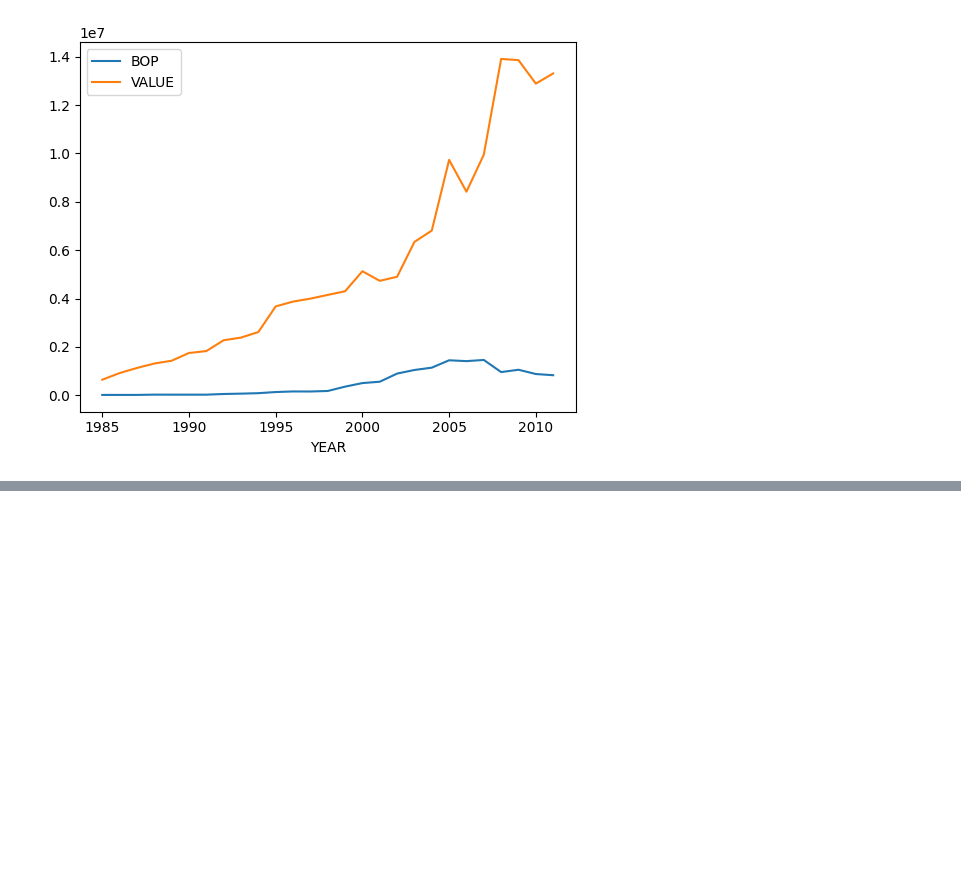
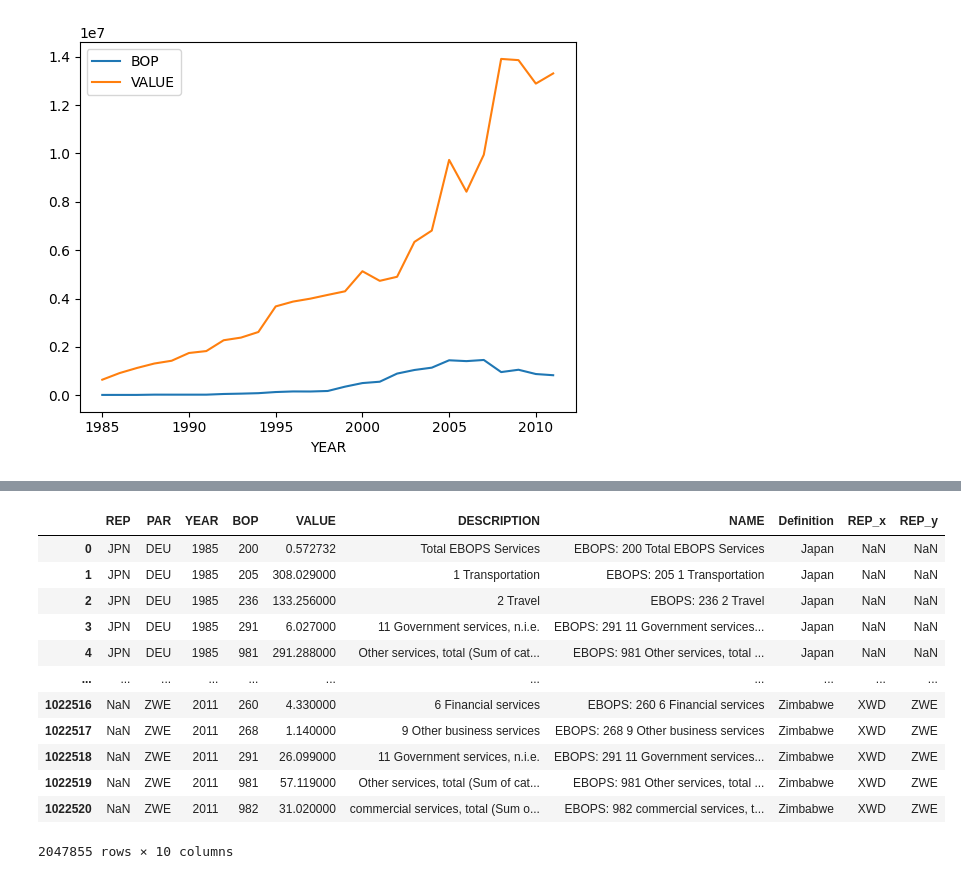
Before and after one commit to Ikram-Zak/WITS, a Jupyter notebook: example.ipynb, the cells around one changed output, grey strips where cells are left out. Cells and saved outputs as stored; diff of their text form; code cells hidden in the pictures; blank space fills up the shorter version.

```diff
--- a/example.ipynb
+++ b/example.ipynb
@@ -109,3 +109,7 @@ filterDF.groupby('YEAR').sum("BOP").plot()
 # %% [output]
 <Axes: xlabel='YEAR'>
 [figure]
+# %%
+df1 = pd.read_csv('TSD_February2015.csv')
+df2 = pd.read_csv('country_codes.csv')
+df3 = pd.read_csv('AllCountries_with_XWD.csv')
@@ -111,0 +130,3 @@ filterDF.groupby('YEAR').sum("BOP").plot()
+# %%
+df1 = pd.read_csv('TSD_February2015.csv')
+df3 = pd.read_csv('AllCountries_with_XWD.csv', encoding='latin-1')
@@ -111,0 +147,3 @@ filterDF.groupby('YEAR').sum("BOP").plot()
+# %%
+merge_rep = pd.merge(df1, df2, left_on='REP', right_on='code', how='inner')
+merge_rep
@@ -111,0 +164,3 @@ filterDF.groupby('YEAR').sum("BOP").plot()
+# %%
+merge_par = pd.merge(df1, df2, left_on='PAR', right_on='code', how='inner')
+merge_par
@@ -111,0 +181,17 @@ filterDF.groupby('YEAR').sum("BOP").plot()
+# %%
+final_result = pd.concat([merge_rep, merge_par])
+final_result
+# %% [output]
+|  | REP | PAR | YEAR | BOP | VALUE | DESCRIPTION | NAME | Definition | REP_x | REP_y |
+| 0 | JPN | DEU | 1985 | 200 | 0.572732 | Total EBOPS Services | EBOPS: 200 Total EBOPS Services | Japan | NaN | NaN |
+| 1 | JPN | DEU | 1985 | 205 | 308.029000 | 1 Transportation | EBOPS: 205 1 Transportation | Japan | NaN | NaN |
+| 2 | JPN | DEU | 1985 | 236 | 133.256000 | 2 Travel | EBOPS: 236 2 Travel | Japan | NaN | NaN |
+| 3 | JPN | DEU | 1985 | 291 | 6.027000 | 11 Government services, n.i.e. | EBOPS: 291 11 Government services... | Japan | NaN | NaN |
+| 4 | JPN | DEU | 1985 | 981 | 291.288000 | Other services, total (Sum of cat... | EBOPS: 981 Other services, total ... | Japan | NaN | NaN |
+| ... | ... | ... | ... | ... | ... | ... | ... | ... | ... | ... |
+| 1022516 | NaN | ZWE | 2011 | 260 | 4.330000 | 6 Financial services | EBOPS: 260 6 Financial services | Zimbabwe | XWD | ZWE |
+| 1022517 | NaN | ZWE | 2011 | 268 | 1.140000 | 9 Other business services | EBOPS: 268 9 Other business services | Zimbabwe | XWD | ZWE |
+| 1022518 | NaN | ZWE | 2011 | 291 | 26.099000 | 11 Government services, n.i.e. | EBOPS: 291 11 Government services... | Zimbabwe | XWD | ZWE |
+| 1022519 | NaN | ZWE | 2011 | 981 | 57.119000 | Other services, total (Sum of cat... | EBOPS: 981 Other services, total ... | Zimbabwe | XWD | ZWE |
+| 1022520 | NaN | ZWE | 2011 | 982 | 31.020000 | commercial services, total (Sum o... | EBOPS: 982 commercial services, t... | Zimbabwe | XWD | ZWE |
+2047855 rows × 10 columns
```
Also changed, not shown: parts of 10 cells of this notebook.
